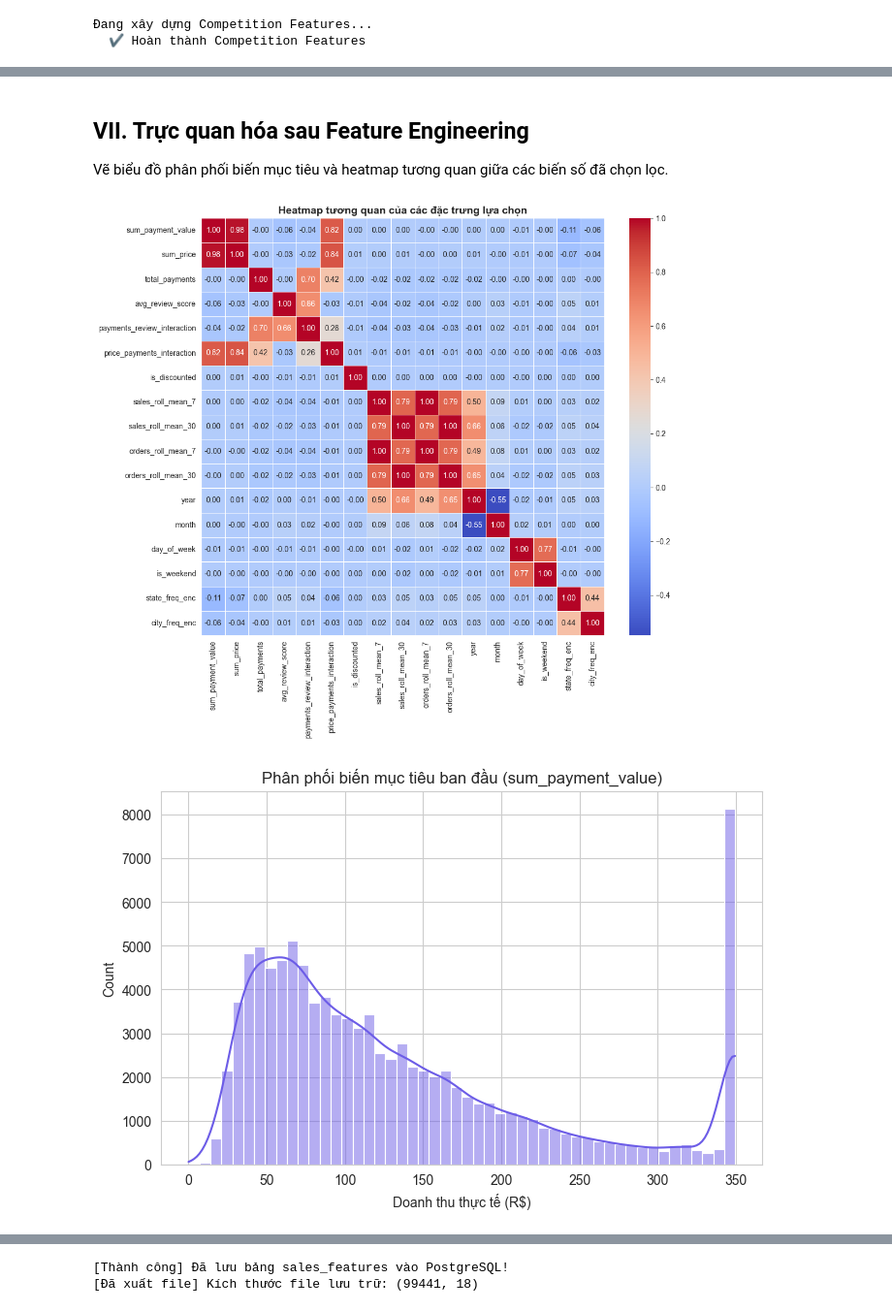
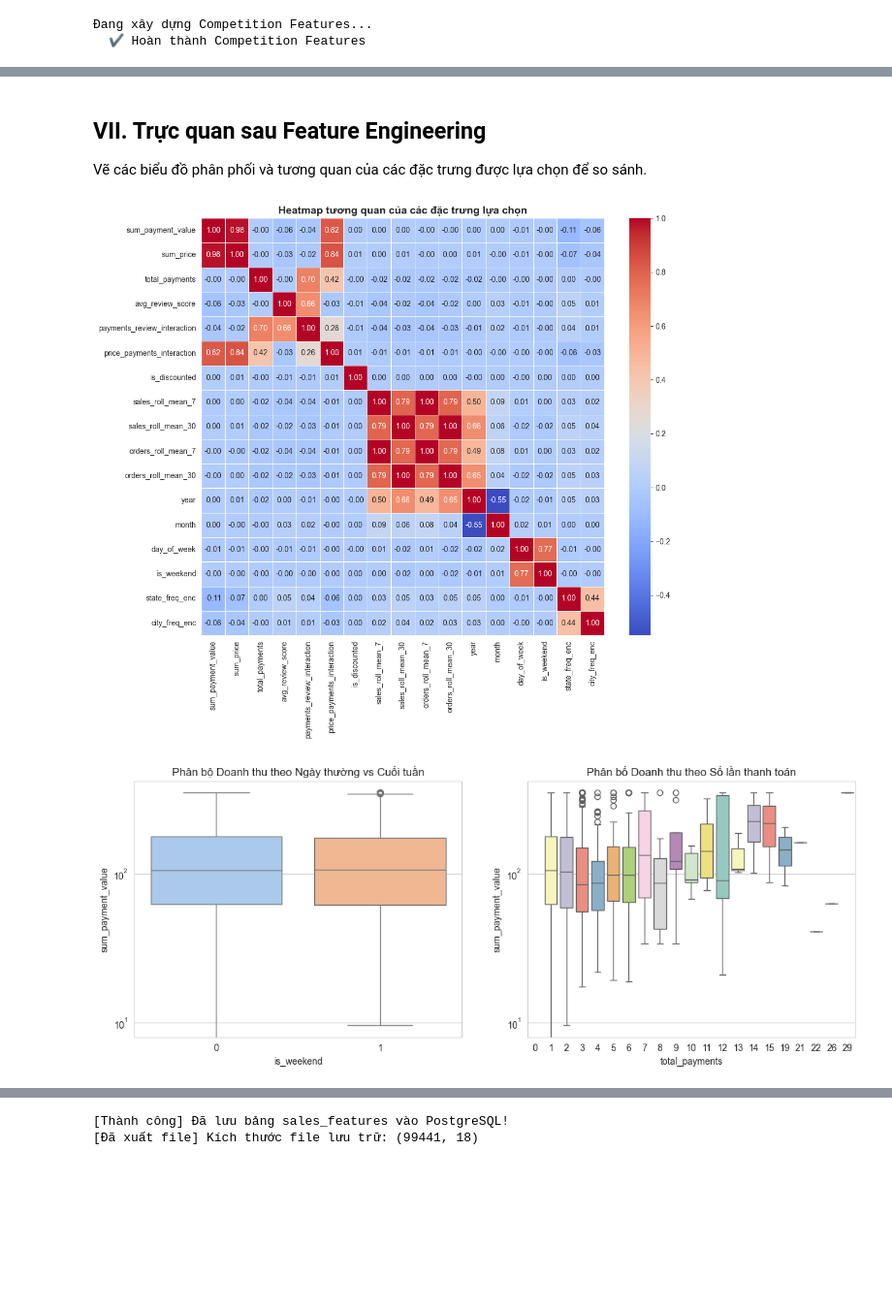
Before and after one commit to Quandev24/Echo-valley, a Jupyter notebook: notebooks/05_feature_engineering.ipynb, the cells around one changed output, grey strips where cells are left out. Shown at 97% size. Cells and saved outputs as stored; diff of their text form; code cells hidden in the pictures; blank space fills up the shorter version.

```diff
--- a/notebooks/05_feature_engineering.ipynb
+++ b/notebooks/05_feature_engineering.ipynb
@@ -29,13 +29,14 @@ DATABASE_URL = os.getenv('DATABASE_URL', 'postgresql://postgres:password@localho
 try:
     engine = create_engine(DATABASE_URL)
     df = pd.read_sql_table('sales_cleaned', engine)
+    df.columns = [str(c) for c in df.columns]
     print(f'[Thành công] Đã nạp dữ liệu sales_cleaned. Shape: {df.shape}')
 except Exception as e:
     print('[Lỗi] Kết nối database thất bại, sử dụng fallback file parquet:', e)
-    # Fallback to local file if database fails
     fallback_path = '../data/processed/cleaned_data.parquet'
     if os.path.exists(fallback_path):
         df = pd.read_parquet(fallback_path)
+        df.columns = [str(c) for c in df.columns]
         print(f'[Fallback] Đã nạp file parquet. Shape: {df.shape}')
     else:
         raise FileNotFoundError('Không tìm thấy nguồn dữ liệu sạch.')
@@ -212,28 +238,32 @@ Dựa trên phân tích tương quan và ý nghĩa nghiệp vụ, chúng tôi l
 # %% [markdown]
-## VII. Trực quan hóa sau Feature Engineering
-Vẽ biểu đồ phân phối biến mục tiêu và heatmap tương quan giữa các biến số đã chọn lọc.
+## VII. Trực quan sau Feature Engineering
+Vẽ các biểu đồ phân phối và tương quan của các đặc trưng được lựa chọn để so sánh.
 # %%
 selected_features = [
     'sum_payment_value', 'sum_price', 'total_payments', 'avg_review_score',
     'payments_review_interaction', 'price_payments_interaction', 'is_discounted',
     'sales_roll_mean_7', 'sales_roll_mean_30', 'orders_roll_mean_7', 'orders_roll_mean_30',
     'year', 'month', 'day_of_week', 'is_weekend', 'state_freq_enc', 'city_freq_enc'
 ]
 
-# 1. Heatmap tương quan giữa các đặc trưng được lựa chọn
+# 1. Heatmap tương quan
 plt.figure(figsize=(12, 10))
 sns.heatmap(df[selected_features].corr(), annot=True, fmt='.2f', cmap='coolwarm', linewidths=0.5)
 plt.title('Heatmap tương quan của các đặc trưng lựa chọn', fontsize=14, fontweight='bold')
 plt.show()
 
-# 2. Histogram của biến mục tiêu ban đầu
-plt.figure(figsize=(8, 5))
-sns.histplot(df['sum_payment_value'], bins=50, kde=True, color='#6C5CE7')
-plt.title('Phân phối biến mục tiêu ban đầu (sum_payment_value)', fontsize=12)
-plt.xlabel('Doanh thu thực tế (R$)')
+# 2. Boxplot của một số đặc trưng
+fig, axes = plt.subplots(1, 2, figsize=(14, 5))
+sns.boxplot(data=df, x='is_weekend', y='sum_payment_value', ax=axes[0], palette='pastel')
+axes[0].set_title('Phân bộ Doanh thu theo Ngày thường vs Cuối tuần')
+axes[0].set_yscale('log')
+
+sns.boxplot(data=df, x='total_payments', y='sum_payment_value', ax=axes[1], palette='Set3')
+axes[1].set_title('Phân bố Doanh thu theo Số lần thanh toán')
+axes[1].set_yscale('log')
 plt.show()
 # %% [output]
 [figure]
-[figure, old version]
+[figure, new version]
 # %% [markdown]
 ## VIII. Lưu dữ liệu
```
Also changed, not shown: parts of 15 cells of this notebook, 2 other files.
